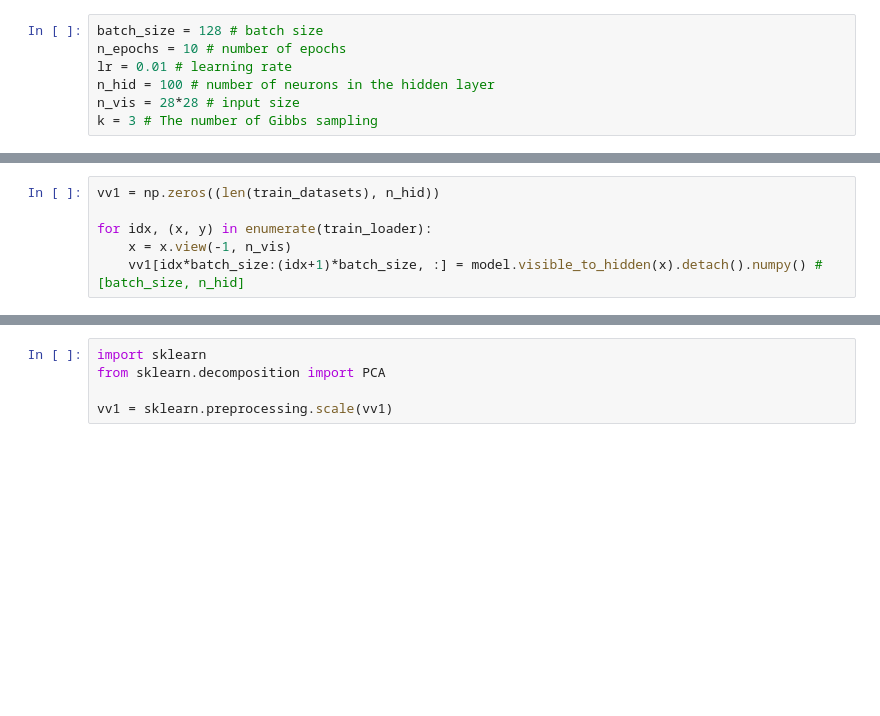
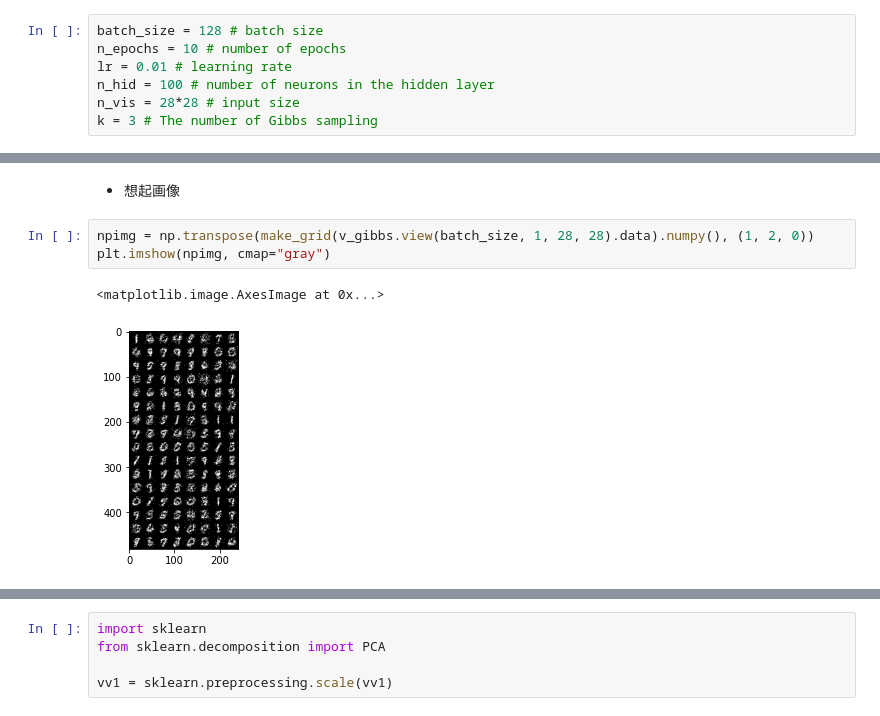
Before and after one commit to hoppiece/rbm, a Jupyter notebook: power_law_research.ipynb, the cells around one changed output, grey strips where cells are left out. Cells and saved outputs as stored; diff of their text form; blank space fills up the shorter version.

```diff
--- a/power_law_research.ipynb
+++ b/power_law_research.ipynb
@@ -115,6 +173,8 @@ plt.imshow(npimg, cmap="gray")
-# %%
-vv1 = np.zeros((len(train_datasets), n_hid))
-
-for idx, (x, y) in enumerate(train_loader):
-    x = x.view(-1, n_vis)
-    vv1[idx*batch_size:(idx+1)*batch_size, :] = model.visible_to_hidden(x).detach().numpy() # [batch_size, n_hid]
+# %% [markdown]
+- 想起画像
+# %%
+npimg = np.transpose(make_grid(v_gibbs.view(batch_size, 1, 28, 28).data).numpy(), (1, 2, 0))
+plt.imshow(npimg, cmap="gray")
+# %% [output]
+<matplotlib.image.AxesImage at 0x...>
+[figure, added]
```
Also changed, not shown: parts of 24 cells of this notebook, 3 other files.
